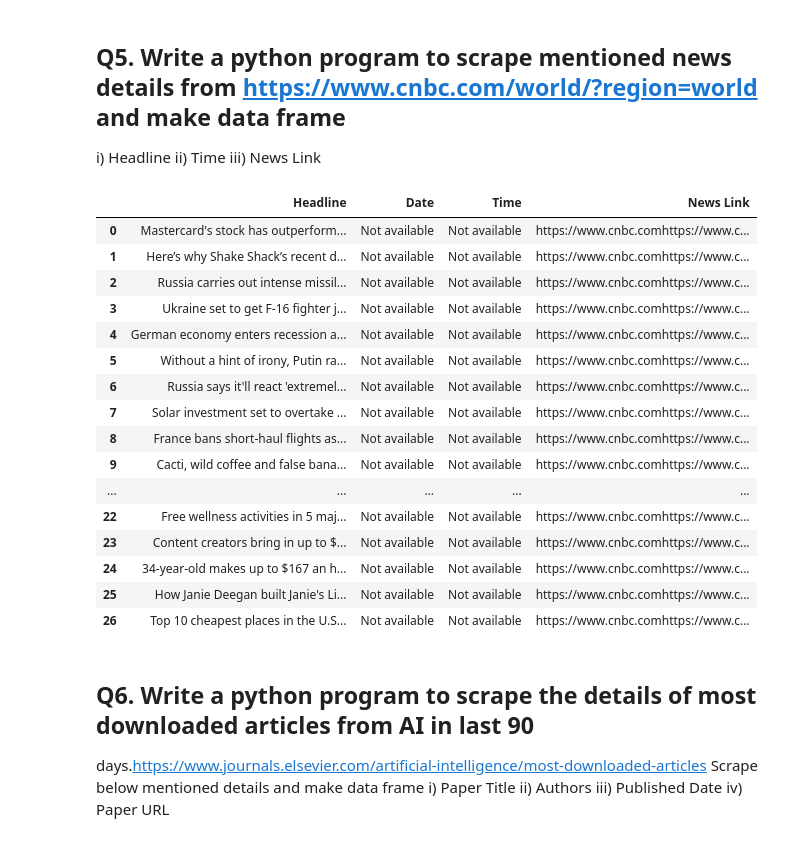
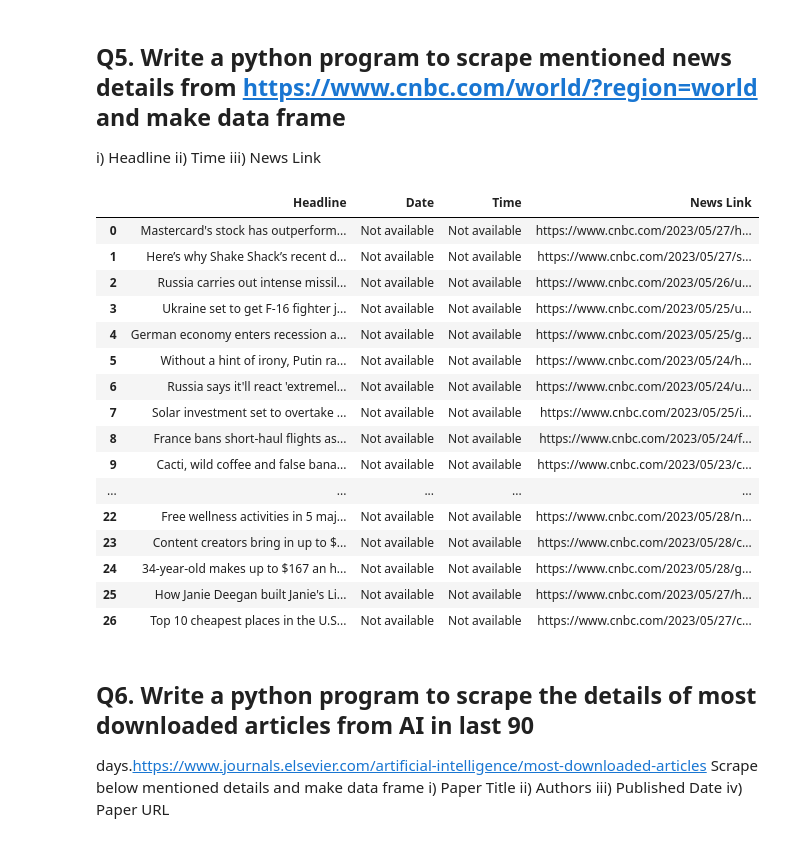
Before and after one commit to Joba-Fatola/Internship, a Jupyter notebook: Web_Scrapping Assignment -1_ Oluwajoba Fatola.ipynb, the cells around one changed output. Drawn from its saved outputs; the diff is of its cells as text; code cells hidden in the pictures.

```diff
--- a/Web_Scrapping Assignment -1_ Oluwajoba Fatola.ipynb
+++ b/Web_Scrapping Assignment -1_ Oluwajoba Fatola.ipynb
@@ -440,10 +440,14 @@ i) Headline
 ii) Time
 iii) News Link
 # %%
+
+# Set the maximum column width to None
+pd.set_option('display.max_colwidth', None)
+
 # Function to extract headline and link from news articles
 def extract_headline_and_link(article):
     headline = article.find('a').text.strip()
-    link = 'https://www.cnbc.com' + article.find('a')['href']
+    link = article.find('a')['href']
     return headline, link
 
 # Function to extract date and time from news articles
@@ -453,51 +457,50 @@ def extract_date_and_time(article):
         date = date_element['datetime'].split('T')[0]
         time = date_element.text.strip().split()[-2]
     else:
         date = 'Not available'
         time = 'Not available'
     return date, time
 
 # Send a GET request to the website
-
 page = requests.get('https://www.cnbc.com/world/?region=world')
 
 # Create a BeautifulSoup object to parse the HTML content
 soup = BeautifulSoup(page.content, 'html.parser')
 
 # Find all the news articles
 articles = soup.find_all('div', class_='Card-titleContainer')
 
 # Extract headline and link for each article
 headline_link_data = [extract_headline_and_link(article) for article in articles]
 headlines, links = zip(*headline_link_data)
 
 # Extract date and time for each article
 date_time_data = [extract_date_and_time(article) for article in articles]
 dates, times = zip(*date_time_data)
 
 # Create a DataFrame
 df = pd.DataFrame({'Headline': headlines, 'Date': dates, 'Time': times, 'News Link': links})
 
-# Display the DataFrame
+# Print the DataFrame with date and time
 df
 # %% [output]
 |  | Headline | Date | Time | News Link |
-| 0 | Mastercard's stock has outperform... | Not available | Not available | https://www.cnbc.comhttps://www.c... |
-| 1 | Here’s why Shake Shack’s recent d... | Not available | Not available | https://www.cnbc.comhttps://www.c... |
-| 2 | Russia carries out intense missil... | Not available | Not available | https://www.cnbc.comhttps://www.c... |
-| 3 | Ukraine set to get F-16 fighter j... | Not available | Not available | https://www.cnbc.comhttps://www.c... |
-| 4 | German economy enters recession a... | Not available | Not available | https://www.cnbc.comhttps://www.c... |
-| 5 | Without a hint of irony, Putin ra... | Not available | Not available | https://www.cnbc.comhttps://www.c... |
-| 6 | Russia says it'll react 'extremel... | Not available | Not available | https://www.cnbc.comhttps://www.c... |
-| 7 | Solar investment set to overtake ... | Not available | Not available | https://www.cnbc.comhttps://www.c... |
-| 8 | France bans short-haul flights as... | Not available | Not available | https://www.cnbc.comhttps://www.c... |
-| 9 | Cacti, wild coffee and false bana... | Not available | Not available | https://www.cnbc.comhttps://www.c... |
+| 0 | Mastercard's stock has outperform... | Not available | Not available | https://www.cnbc.com/2023/05/27/h... |
+| 1 | Here’s why Shake Shack’s recent d... | Not available | Not available | https://www.cnbc.com/2023/05/27/s... |
+| 2 | Russia carries out intense missil... | Not available | Not available | https://www.cnbc.com/2023/05/26/u... |
+| 3 | Ukraine set to get F-16 fighter j... | Not available | Not available | https://www.cnbc.com/2023/05/25/u... |
+| 4 | German economy enters recession a... | Not available | Not available | https://www.cnbc.com/2023/05/25/g... |
+| 5 | Without a hint of irony, Putin ra... | Not available | Not available | https://www.cnbc.com/2023/05/24/h... |
+| 6 | Russia says it'll react 'extremel... | Not available | Not available | https://www.cnbc.com/2023/05/24/u... |
+| 7 | Solar investment set to overtake ... | Not available | Not available | https://www.cnbc.com/2023/05/25/i... |
+| 8 | France bans short-haul flights as... | Not available | Not available | https://www.cnbc.com/2023/05/24/f... |
+| 9 | Cacti, wild coffee and false bana... | Not available | Not available | https://www.cnbc.com/2023/05/23/c... |
 | ... | ... | ... | ... | ... |
-| 22 | Free wellness activities in 5 maj... | Not available | Not available | https://www.cnbc.comhttps://www.c... |
-| 23 | Content creators bring in up to $... | Not available | Not available | https://www.cnbc.comhttps://www.c... |
-| 24 | 34-year-old makes up to $167 an h... | Not available | Not available | https://www.cnbc.comhttps://www.c... |
-| 25 | How Janie Deegan built Janie's Li... | Not available | Not available | https://www.cnbc.comhttps://www.c... |
-| 26 | Top 10 cheapest places in the U.S... | Not available | Not available | https://www.cnbc.comhttps://www.c... |
+| 22 | Free wellness activities in 5 maj... | Not available | Not available | https://www.cnbc.com/2023/05/28/n... |
+| 23 | Content creators bring in up to $... | Not available | Not available | https://www.cnbc.com/2023/05/28/c... |
+| 24 | 34-year-old makes up to $167 an h... | Not available | Not available | https://www.cnbc.com/2023/05/28/g... |
+| 25 | How Janie Deegan built Janie's Li... | Not available | Not available | https://www.cnbc.com/2023/05/27/h... |
+| 26 | Top 10 cheapest places in the U.S... | Not available | Not available | https://www.cnbc.com/2023/05/27/c... |
 # %% [markdown]
 ## Q6. Write a python program to scrape the details of most downloaded articles from AI in last 90
 days.https://www.journals.elsevier.com/artificial-intelligence/most-downloaded-articles
```
